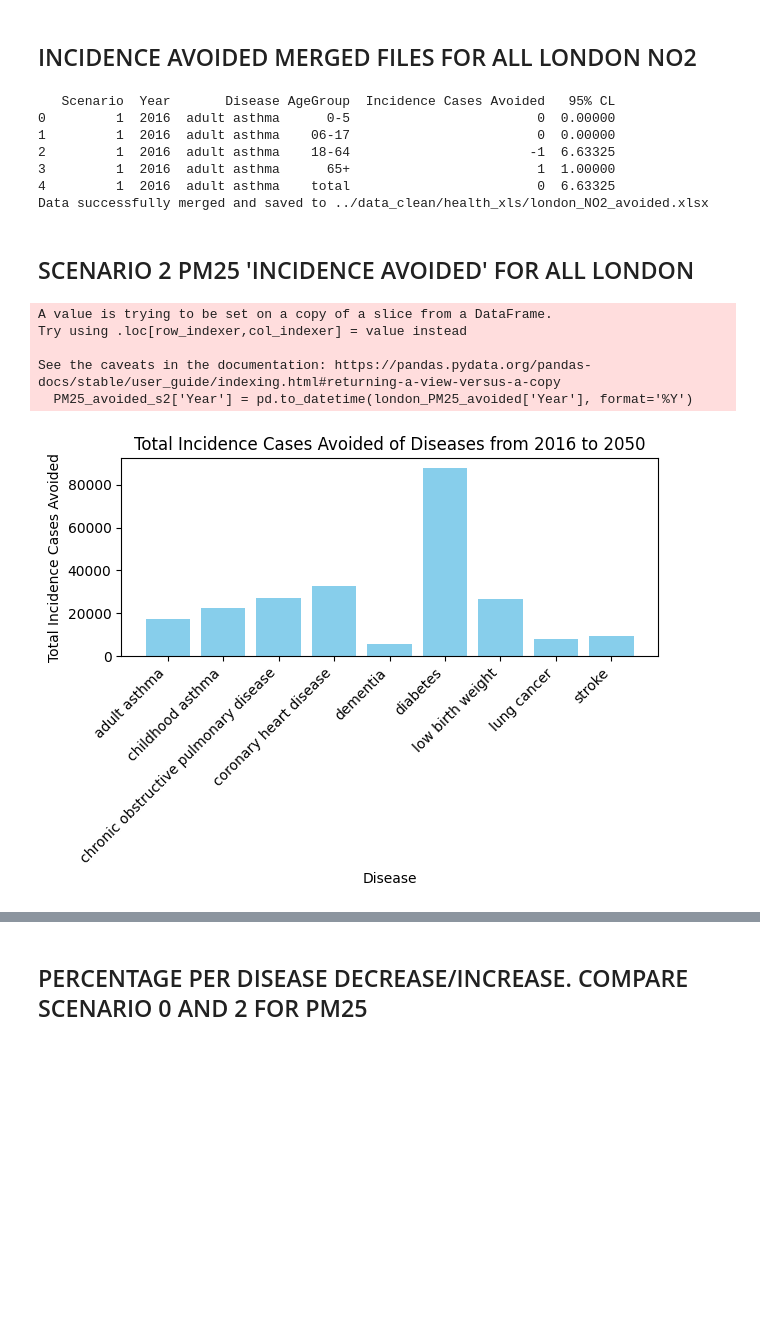
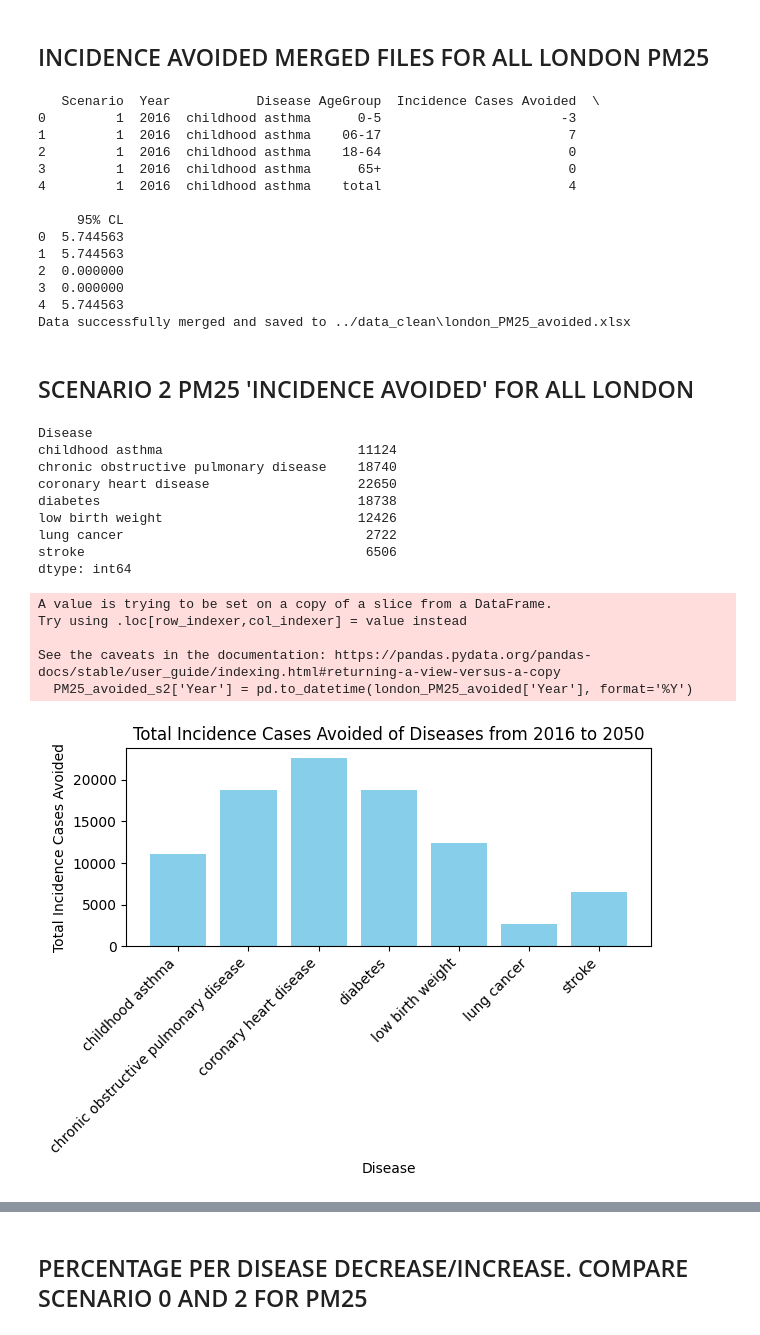
Before and after one commit to Frannerz/air_pollution_analysis, a Jupyter notebook: notebooks/LONDON_PM25.ipynb, the cells around one changed output, grey strips where cells are left out. Cells and saved outputs as stored; diff of their text form; code cells hidden in the pictures; blank space fills up the shorter version.

```diff
--- a/notebooks/LONDON_PM25.ipynb
+++ b/notebooks/LONDON_PM25.ipynb
@@ -10,5 +28,5 @@ import numpy as np
 # %%
-directory = '../data_clean/health_xls'
+directory = '../data_unclean/health/PM25'
 sheet_name = 'Incidence'
 
 data_frames = []
@@ -35,9 +53,10 @@ london_PM25_incidence = merged_df.groupby(['Scenario', 'Year', 'Disease', 'AgeGr
 
 
 print(london_PM25_incidence.head())
+output_dir = '../data_clean'
+os.makedirs(output_dir, exist_ok=True)
 
-
-output_file = os.path.join(directory, 'london_pm25_incidence.xlsx')
+output_file = os.path.join(output_dir, 'london_pm25_incidence.xlsx')
 london_PM25_incidence.to_excel(output_file, index=False)
 
 print(f"Data successfully merged and saved to {output_file}")
@@ -201,8 +236,8 @@ total    3382184
 dtype: int64
 # %% [markdown]
-## INCIDENCE AVOIDED MERGED FILES FOR ALL LONDON NO2
+## INCIDENCE AVOIDED MERGED FILES FOR ALL LONDON PM25
 # %%
-directory = '../data_clean/health_xls'
+directory = '../data_unclean/health/PM25'
 
 sheet_name = 'Incidence Cases Avoided'
 
@@ -228,22 +263,30 @@ london_PM25_avoided = merged_df.groupby(['Scenario', 'Year', 'Disease', 'AgeGrou
     '95% CL': combine_ci  # Combine 95% CL values
 })
 
-
 print(london_PM25_avoided.head())
 
+output_dir = '../data_clean'
+os.makedirs(output_dir, exist_ok=True)
 
-output_file = os.path.join(directory, 'london_NO2_avoided.xlsx')
+output_file = os.path.join(output_dir, 'london_PM25_avoided.xlsx')
 london_PM25_avoided.to_excel(output_file, index=False)
 
 print(f"Data successfully merged and saved to {output_file}")
 # %% [output]
-   Scenario  Year       Disease AgeGroup  Incidence Cases Avoided   95% CL
-0         1  2016  adult asthma      0-5                        0  0.00000
-1         1  2016  adult asthma    06-17                        0  0.00000
-2         1  2016  adult asthma    18-64                       -1  6.63325
-3         1  2016  adult asthma      65+                        1  1.00000
-4         1  2016  adult asthma    total                        0  6.63325
-Data successfully merged and saved to ../data_clean/health_xls/london_NO2_avoided.xlsx
+   Scenario  Year           Disease AgeGroup  Incidence Cases Avoided  \
+0         1  2016  childhood asthma      0-5                       -3
+1         1  2016  childhood asthma    06-17                        7
+2         1  2016  childhood asthma    18-64                        0
+3         1  2016  childhood asthma      65+                        0
+4         1  2016  childhood asthma    total                        4
+
+     95% CL
+0  5.744563
+1  5.744563
+2  0.000000
+3  0.000000
+4  5.744563
+Data successfully merged and saved to ../data_clean\london_PM25_avoided.xlsx
 # %% [markdown]
 ## SCENARIO 2 PM25 'INCIDENCE AVOIDED' FOR ALL LONDON
 # %%
@@ -254,40 +297,49 @@ Data successfully merged and saved to ../data_clean/health_xls/london_NO2_avoide
 # Total number for each disease by age from 2016-2050 INCIDENCE
 PM25_avoided_s2 = london_PM25_avoided[london_PM25_avoided['Scenario'] == 2]
 PM25_avoided_s2['Year'] = pd.to_datetime(london_PM25_avoided['Year'], format='%Y')
 PM25_avoided_s2
 # NO2_avoided_s0.info()
 # NO2_avoided_s0.head()
 # NO2_avoided_s0.isnull().sum()
 # diseases = NO2_avoided_s0['Disease'].unique()
 # diseases
 # NO2_avoided_s0.isna().sum()
 # NO2_avoided_s0.keys()
 
 # NO2_avoided_s0
 grouped_avoided = PM25_avoided_s2.groupby(['Disease', 'Year'])['Incidence Cases Avoided'].sum().unstack()
 grouped_avoided = grouped_avoided[grouped_avoided.index != 'total']
 
 grouped_avoided
 total_incidence_per_disease = grouped_avoided.sum(axis=1)
-total_incidence_per_disease
+print(total_incidence_per_disease)
 
 
 fig, ax = plt.subplots()
 ax.bar(total_incidence_per_disease.index, total_incidence_per_disease.values, color='skyblue')
 ax.set_xlabel('Disease')
 ax.set_ylabel('Total Incidence Cases Avoided')
 ax.set_title('Total Incidence Cases Avoided of Diseases from 2016 to 2050')
 ax.set_xticklabels(total_incidence_per_disease.index, rotation=45, ha='right')
 
 plt.tight_layout()
 plt.show()
 # %% [output]
-A value is trying to be set on a copy of a slice from a DataFrame.
-Try using .loc[row_indexer,col_indexer] = value instead
-
-See the caveats in the documentation: https://pandas.pydata.org/pandas-docs/stable/user_guide/indexing.html#returning-a-view-versus-a-copy
-  PM25_avoided_s2['Year'] = pd.to_datetime(london_PM25_avoided['Year'], format='%Y')
+Disease
+childhood asthma                         11124
+chronic obstructive pulmonary disease    18740
+coronary heart disease                   22650
+diabetes                                 18738
+low birth weight                         12426
+lung cancer                               2722
+stroke                                    6506
+dtype: int64
+A value is trying to be set on a copy of a slice from a DataFrame.
+Try using .loc[row_indexer,col_indexer] = value instead
+
+See the caveats in the documentation: https://pandas.pydata.org/pandas-docs/stable/user_guide/indexing.html#returning-a-view-versus-a-copy
+  PM25_avoided_s2['Year'] = pd.to_datetime(london_PM25_avoided['Year'], format='%Y')
-[figure, old version]
+[figure, new version]
 # %%
 # TOTAL ALL DISEASES
 grouped_avoided = PM25_avoided_s2.groupby(['Disease', 'Year'])['Incidence Cases Avoided'].sum().unstack()
```
Also changed, not shown: parts of 20 cells of this notebook, 14 other files.
